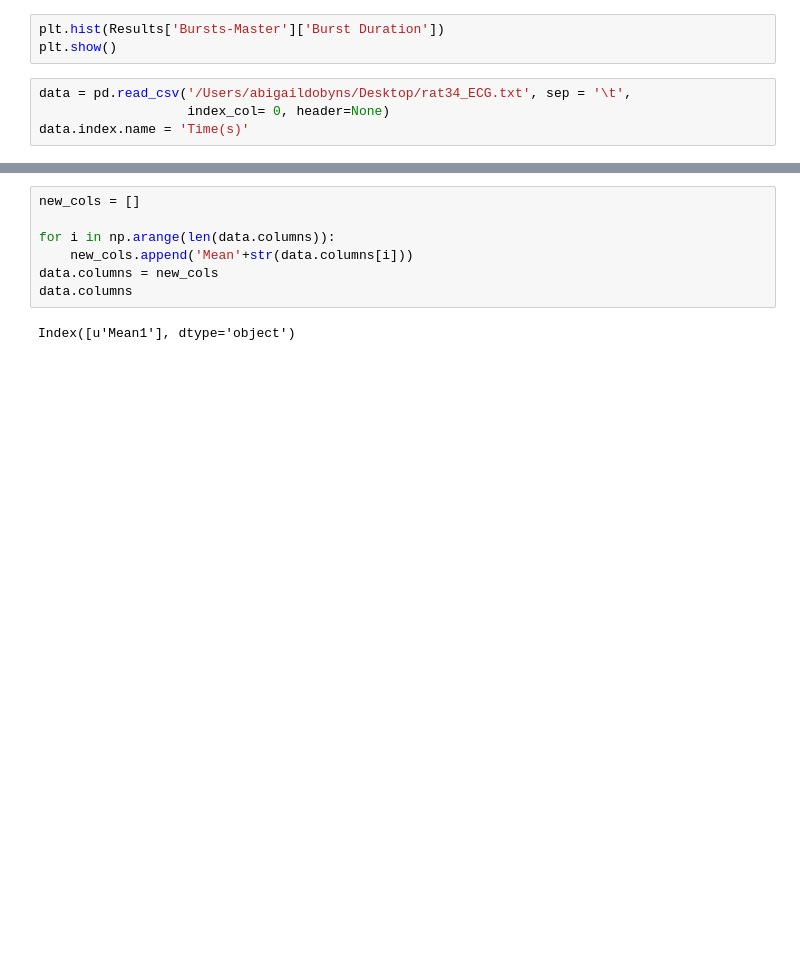
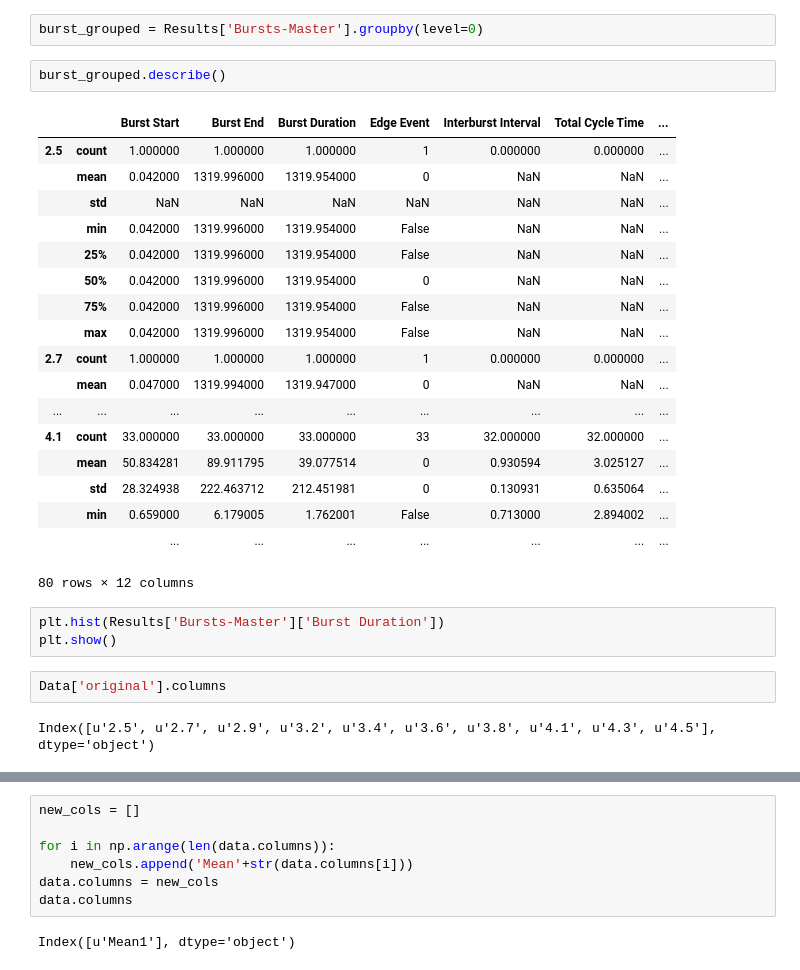
Before and after one commit to aedobyns/lab, a Jupyter notebook: RAIN for Batch Processing.ipynb, the cells around one changed output, grey strips where cells are left out. Drawn from its saved outputs; the diff is of its cells as text; blank space fills up the shorter version.

Commit message:
NMA rewrite with BASS
working on morgan’s new analysis. Can load in her data, as well as
output master summary files.

```diff
--- a/RAIN for Batch Processing.ipynb
+++ b/RAIN for Batch Processing.ipynb
@@ -2027,8 +2073,31 @@ Results['Bursts-Master'].describe()
+# %%
+burst_grouped = Results['Bursts-Master'].groupby(level=0)
+# %%
+burst_grouped.describe()
+# %% [output]
+|  |  | Burst Start | Burst End | Burst Duration | Edge Event | Interburst Interval | Total Cycle Time | ... |
+| 2.5 | count | 1.000000 | 1.000000 | 1.000000 | 1 | 0.000000 | 0.000000 | ... |
+|  | mean | 0.042000 | 1319.996000 | 1319.954000 | 0 | NaN | NaN | ... |
+|  | std | NaN | NaN | NaN | NaN | NaN | NaN | ... |
+|  | min | 0.042000 | 1319.996000 | 1319.954000 | False | NaN | NaN | ... |
+|  | 25% | 0.042000 | 1319.996000 | 1319.954000 | False | NaN | NaN | ... |
+|  | 50% | 0.042000 | 1319.996000 | 1319.954000 | 0 | NaN | NaN | ... |
+|  | 75% | 0.042000 | 1319.996000 | 1319.954000 | False | NaN | NaN | ... |
+|  | max | 0.042000 | 1319.996000 | 1319.954000 | False | NaN | NaN | ... |
+| 2.7 | count | 1.000000 | 1.000000 | 1.000000 | 1 | 0.000000 | 0.000000 | ... |
+|  | mean | 0.047000 | 1319.994000 | 1319.947000 | 0 | NaN | NaN | ... |
+| ... | ... | ... | ... | ... | ... | ... | ... | ... |
+| 4.1 | count | 33.000000 | 33.000000 | 33.000000 | 33 | 32.000000 | 32.000000 | ... |
+|  | mean | 50.834281 | 89.911795 | 39.077514 | 0 | 0.930594 | 3.025127 | ... |
+|  | std | 28.324938 | 222.463712 | 212.451981 | 0 | 0.130931 | 0.635064 | ... |
+|  | min | 0.659000 | 6.179005 | 1.762001 | False | 0.713000 | 2.894002 | ... |
+|  |  | ... | ... | ... | ... | ... | ... | ... |
+80 rows × 12 columns
 # %%
 plt.hist(Results['Bursts-Master']['Burst Duration'])
 plt.show()
-# %%
-data = pd.read_csv('/Users/abigaildobyns/Desktop/rat34_ECG.txt', sep = '\t',
-                   index_col= 0, header=None)
-data.index.name = 'Time(s)'
+# %%
+Data['original'].columns
+# %% [output]
+Index([u'2.5', u'2.7', u'2.9', u'3.2', u'3.4', u'3.6', u'3.8', u'4.1', u'4.3', u'4.5'], dtype='object')
 # %%
```
Also changed, not shown: parts of 10 cells of this notebook, 1 other file.
